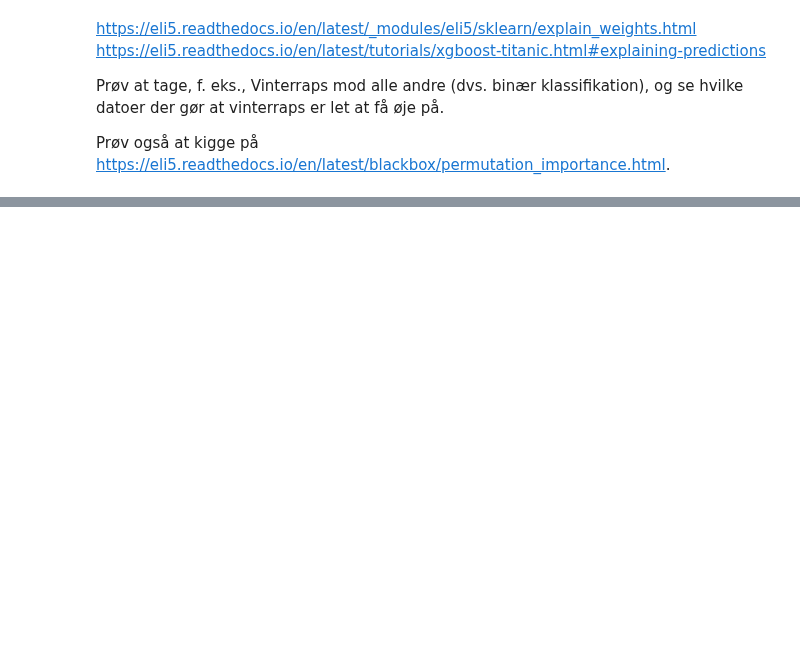
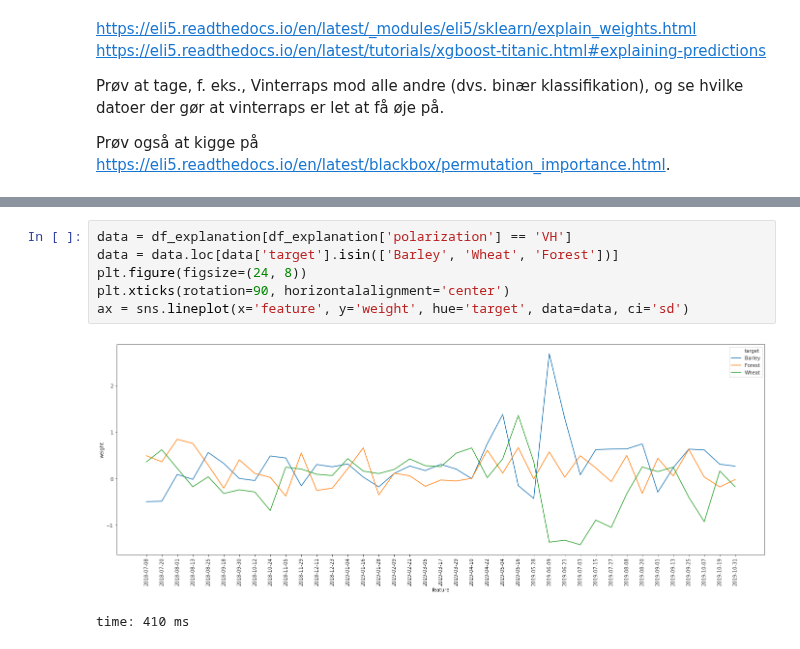
Before and after one commit to JacobJeppesen/PublicSectorConsultancy, a Jupyter notebook: potato_nematode_predictor/notebooks/05_ExplainableClassification.ipynb, the cells around one changed output, grey strips where cells are left out. Drawn from its saved outputs; the diff is of its cells as text; blank space fills up the shorter version.

```diff
--- a/potato_nematode_predictor/notebooks/05_ExplainableClassification.ipynb
+++ b/potato_nematode_predictor/notebooks/05_ExplainableClassification.ipynb
@@ -261,0 +315,9 @@ time: 383 ms
+# %%
+data = df_explanation[df_explanation['polarization'] == 'VH']
+data = data.loc[data['target'].isin(['Barley', 'Wheat', 'Forest'])]
+plt.figure(figsize=(24, 8))
+plt.xticks(rotation=90, horizontalalignment='center')
+ax = sns.lineplot(x='feature', y='weight', hue='target', data=data, ci='sd')
+# %% [output]
+[figure, added]
+time: 410 ms
```
Also changed, not shown: parts of 16 cells of this notebook, 6 other files.
